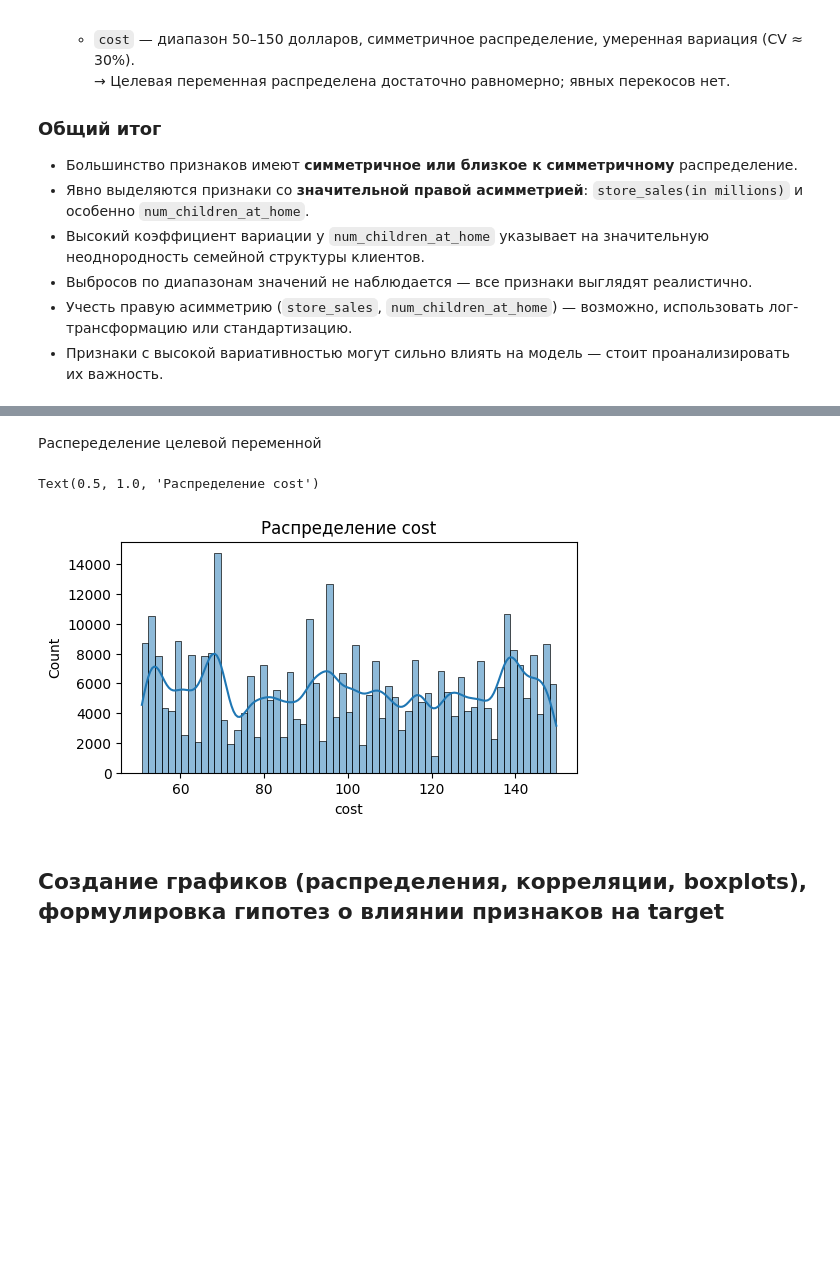
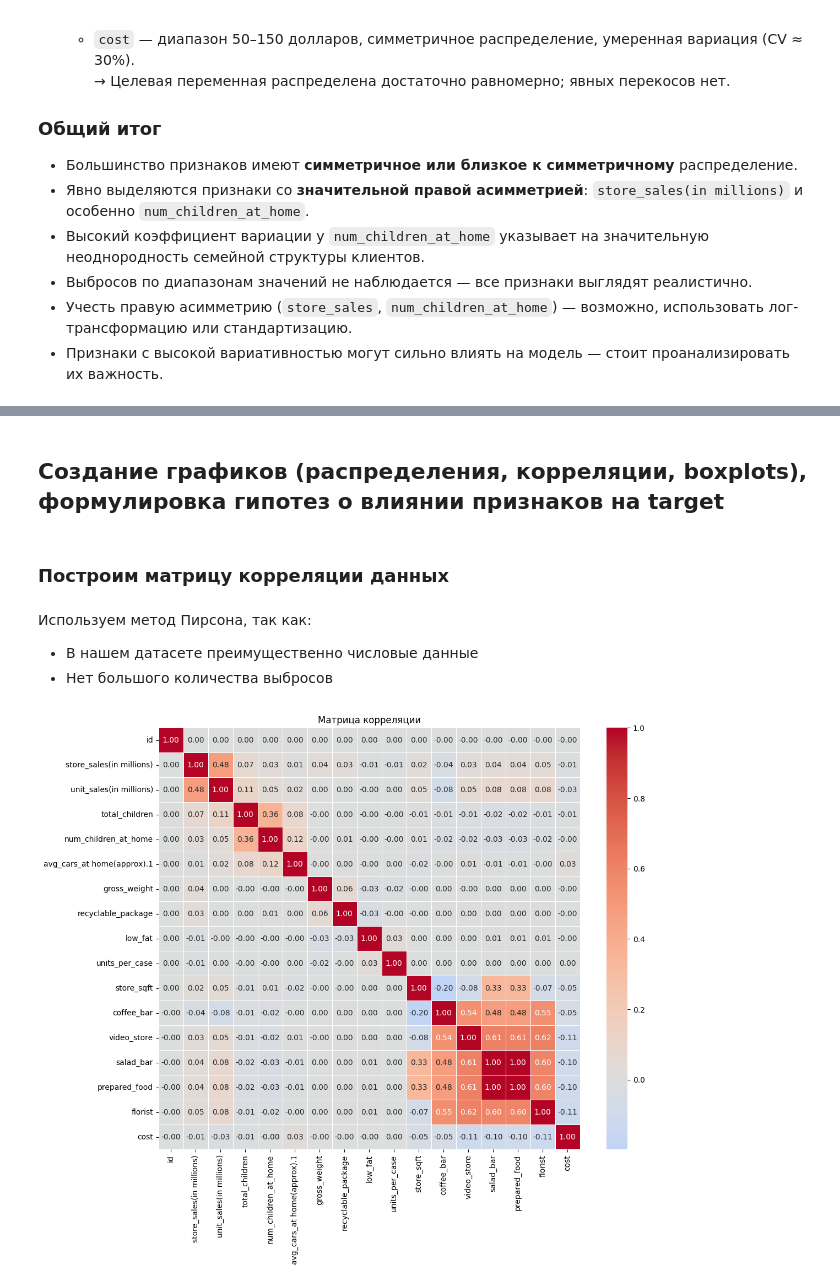
Before and after one commit to W1llAnn/Project_workshop_1s, a Jupyter notebook: notebooks/draft.ipynb, the cells around one changed output, grey strips where cells are left out. Saved outputs shown, nothing was run; the diff lists cells and outputs as text; code cells hidden in the pictures; blank space fills up the shorter version.

Commit message:
add eda graphics

```diff
--- a/notebooks/draft.ipynb
+++ b/notebooks/draft.ipynb
@@ -254,12 +259,25 @@ plt.show()
-# %% [markdown]
-Распеределение целевой переменной
-# %%
-plt.figure(figsize=(20, 3))
-plt.subplot(1, 3, 1)
-sns.histplot(df['cost'], kde=True)
-plt.title('Распределение cost')
-# %% [output]
-Text(0.5, 1.0, 'Распределение cost')
-[figure, removed]
 # %% [markdown]
 ## Создание графиков (распределения, корреляции, boxplots), формулировка гипотез о влиянии признаков на target
+# %% [markdown]
+### Построим матрицу корреляции данных
+# %% [markdown]
+Используем метод Пирсона, так как:
+* В нашем датасете преимущественно числовые данные
+* Нет большого количества выбросов
+# %%
+import seaborn as sns
+import matplotlib.pyplot as plt
+
+plt.figure(figsize=(12, 10))
+sns.heatmap(df.corr(method='pearson'),
+            annot=True,
+            cmap='coolwarm',
+            center=0,
+            square=True,
+            fmt='.2f',
+            linewidths=0.5)
+plt.title('Матрица корреляции')
+plt.tight_layout()
+plt.show()
+# %% [output]
+[figure, added]
```
Also changed, not shown: parts of 16 cells of this notebook.
